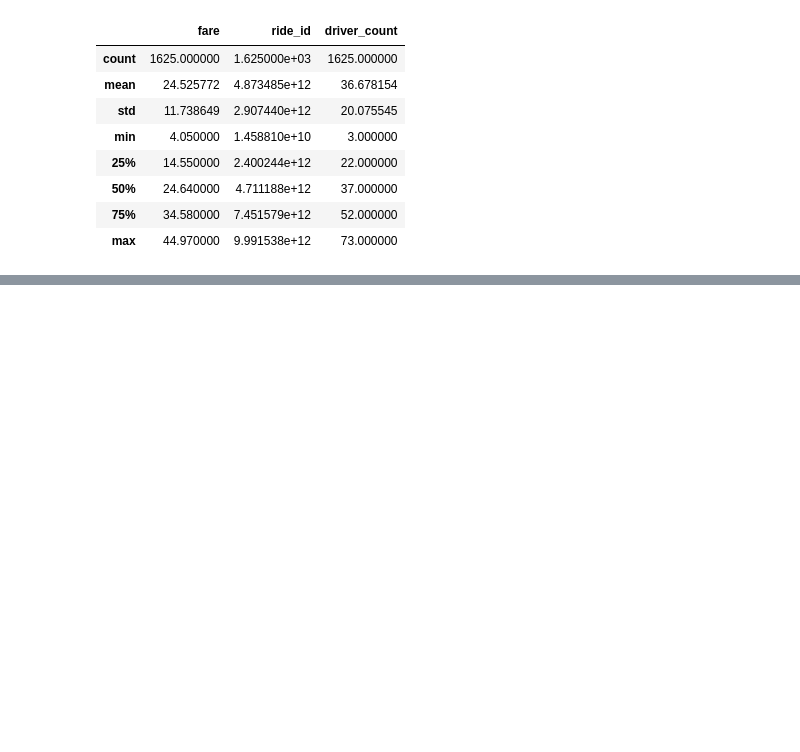
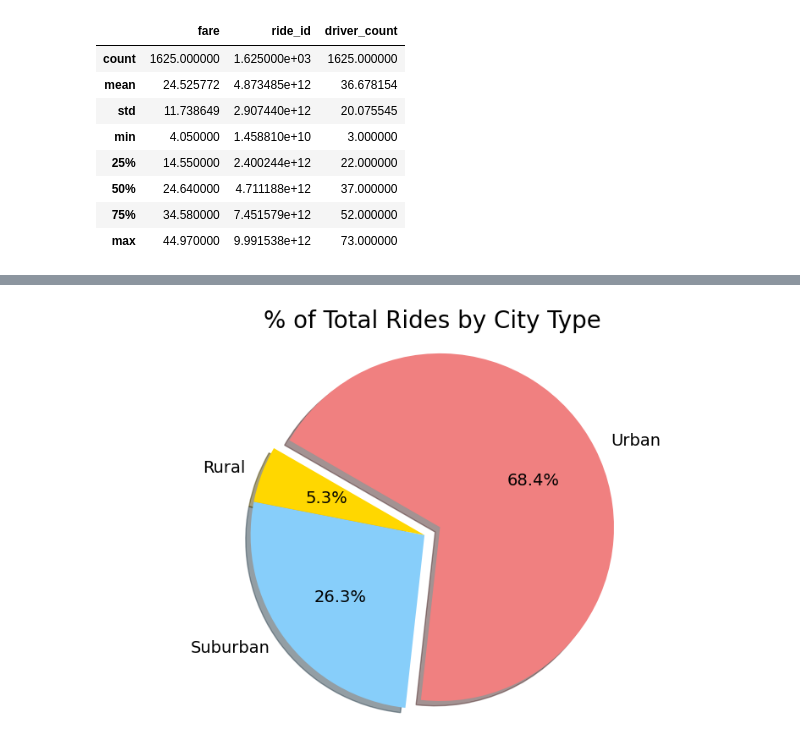
Before and after one commit to jakatz87/PyBer_Analysis, a Jupyter notebook: PyBer.ipynb, the cells around one changed output, grey strips where cells are left out. Cells and saved outputs as stored; diff of their text form; code cells hidden in the pictures; blank space fills up the shorter version.

Commit message:
Adding the pie chart.

```diff
--- a/PyBer.ipynb
+++ b/PyBer.ipynb
@@ -688,0 +690,17 @@ plt.show()
+# %%
+plt.subplots(figsize=(10,6))
+x_axis=[urban_ride_count.sum(), suburban_ride_count.sum(), rural_ride_count.sum()]
+
+colors=["lightcoral", "lightskyblue", "gold"]
+explode=[.1, 0, 0]
+
+plt.pie(x_axis, labels=x_labels, autopct="%.1f%%", colors=colors, shadow=True, explode=explode, startangle=150, counterclock=False)
+
+plt.axis('equal')
+plt.title("% of Total Rides by City Type", fontsize=20)
+mpl.rcParams['font.size']=14
+
+plt.savefig("analysis/Fig6.png")
+plt.show()
+# %% [output]
+[figure, added]
```
Also changed, not shown: parts of 59 cells of this notebook, 1 other file.
